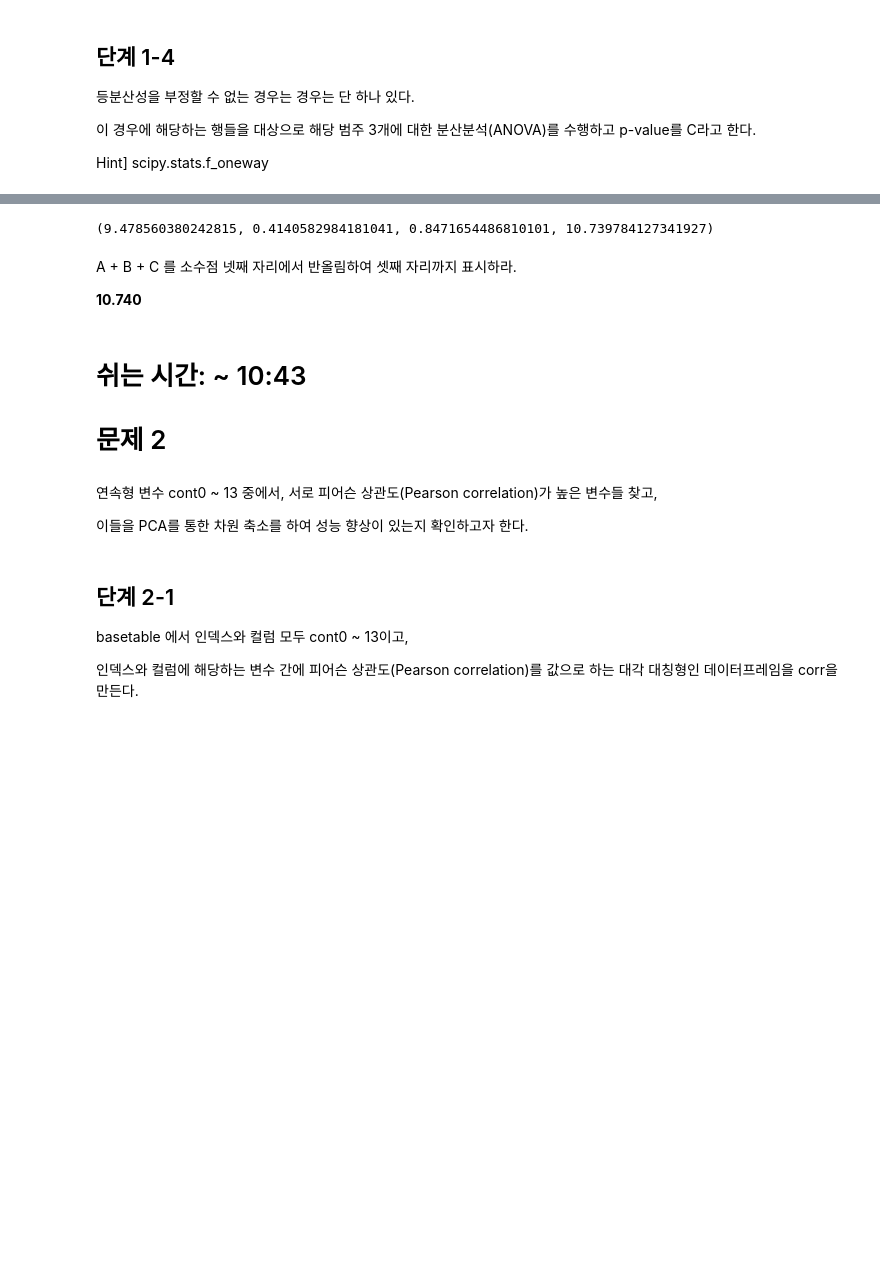
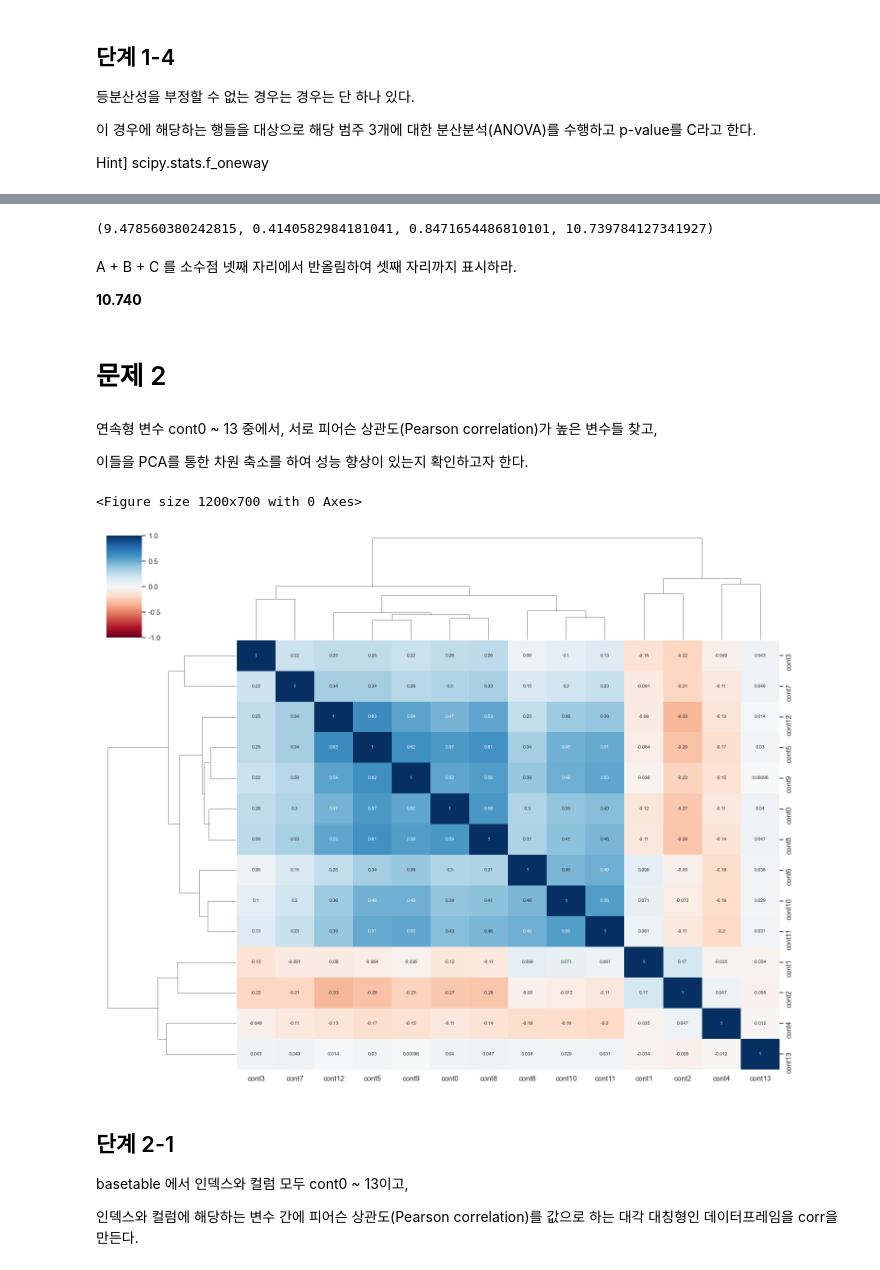
Before and after one commit to sunkusun9/DS_lv3_2304, a Jupyter notebook: sec_ds_lv3_prob2_prob.ipynb, the cells around one changed output, grey strips where cells are left out. Cells and saved outputs as stored; diff of their text form; code cells hidden in the pictures; blank space fills up the shorter version.

```diff
--- a/sec_ds_lv3_prob2_prob.ipynb
+++ b/sec_ds_lv3_prob2_prob.ipynb
@@ -426,19 +470,29 @@ result_1_4, C
  0.8471654486810101)
-# %%
-A, B, C, A + B + C
-# %% [output]
-(9.478560380242815, 0.4140582984181041, 0.8471654486810101, 10.739784127341927)
+# %%
+A, B, C, A + B + C
+# %% [output]
+(9.478560380242815, 0.4140582984181041, 0.8471654486810101, 10.739784127341927)
 # %% [markdown]
 A + B + C 를 소수점 넷째 자리에서 반올림하여 셋째 자리까지 표시하라.
 
 **10.740**
 # %% [markdown]
-# 쉬는 시간: ~ 10:43
 # 문제 2
 # %% [markdown]
 연속형 변수 cont0 ~ 13 중에서, 서로 피어슨 상관도(Pearson correlation)가 높은 변수들 찾고,
 
 이들을 PCA를 통한 차원 축소를 하여 성능 향상이 있는지 확인하고자 한다.
+# %%
+# 문제에 사용한 차트
+cont_cols = ['cont{}'.format(i) for i in range(14)]
+plt.figure(figsize=(12, 7))
+sns.set(font_scale=1)
+sns.clustermap(df_train[cont_cols].corr(), method="complete", cmap='RdBu', annot=True,
+               annot_kws={"size": 7}, vmin=-1, vmax=1, figsize=(15,12));
+plt.show()
+# %% [output]
+<Figure size 1200x700 with 0 Axes>
+[figure, added]
 # %% [markdown]
 ## 단계 2-1
 
```
Also changed, not shown: parts of 44 cells of this notebook.
